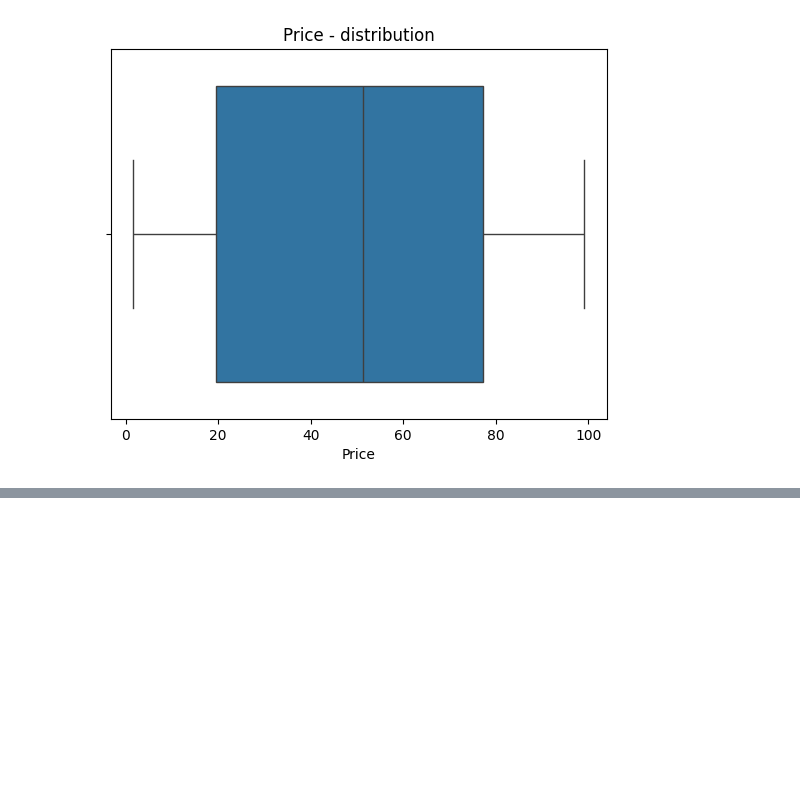
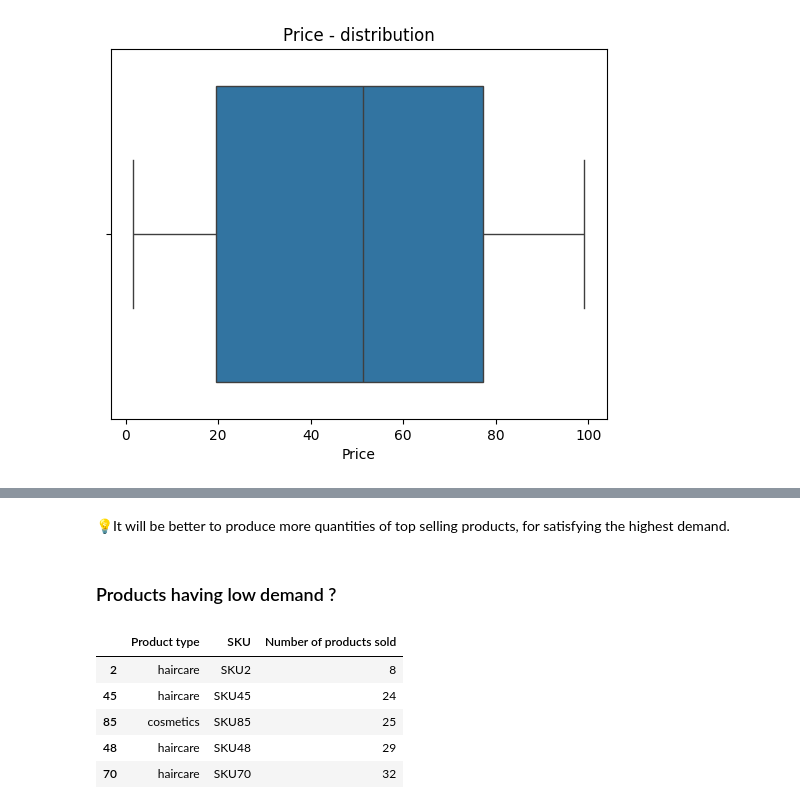
Before and after one commit to ajithcl/SupplyChainAnalysis, a Jupyter notebook: SupplyChain.ipynb, the cells around one changed output, grey strips where cells are left out. Cells and saved outputs as stored; diff of their text form; code cells hidden in the pictures; blank space fills up the shorter version.

```diff
--- a/SupplyChain.ipynb
+++ b/SupplyChain.ipynb
@@ -490,0 +487,14 @@ Name: Price, dtype: float64
+# %% [markdown]
+💡It will be better to produce more quantities of top selling products, for satisfying the highest demand.
+# %% [markdown]
+### Products having low demand ?
+# %%
+# Observations having lowest number of 'sold products'
+df_input[["Product type","SKU","Number of products sold"]].sort_values("Number of products sold").head(5)
+# %% [output]
+|  | Product type | SKU | Number of products sold |
+| 2 | haircare | SKU2 | 8 |
+| 45 | haircare | SKU45 | 24 |
+| 85 | cosmetics | SKU85 | 25 |
+| 48 | haircare | SKU48 | 29 |
+| 70 | haircare | SKU70 | 32 |
```
Also changed, not shown: parts of 41 cells of this notebook.
